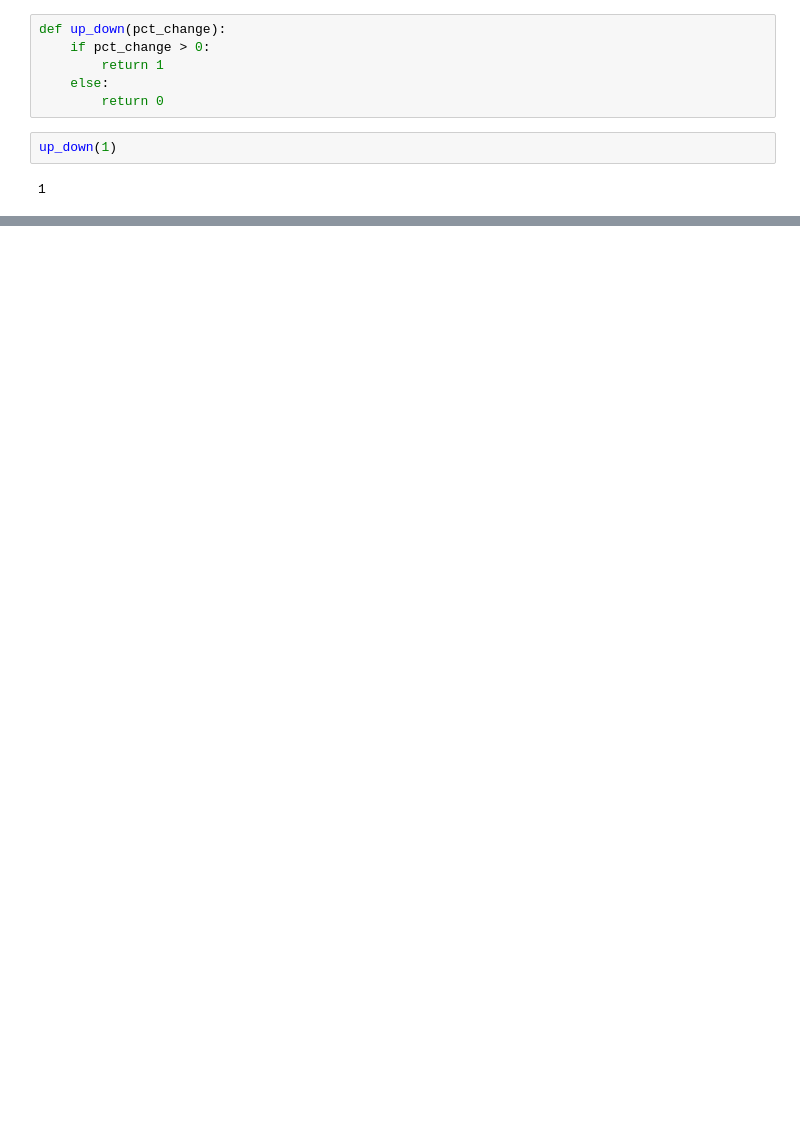
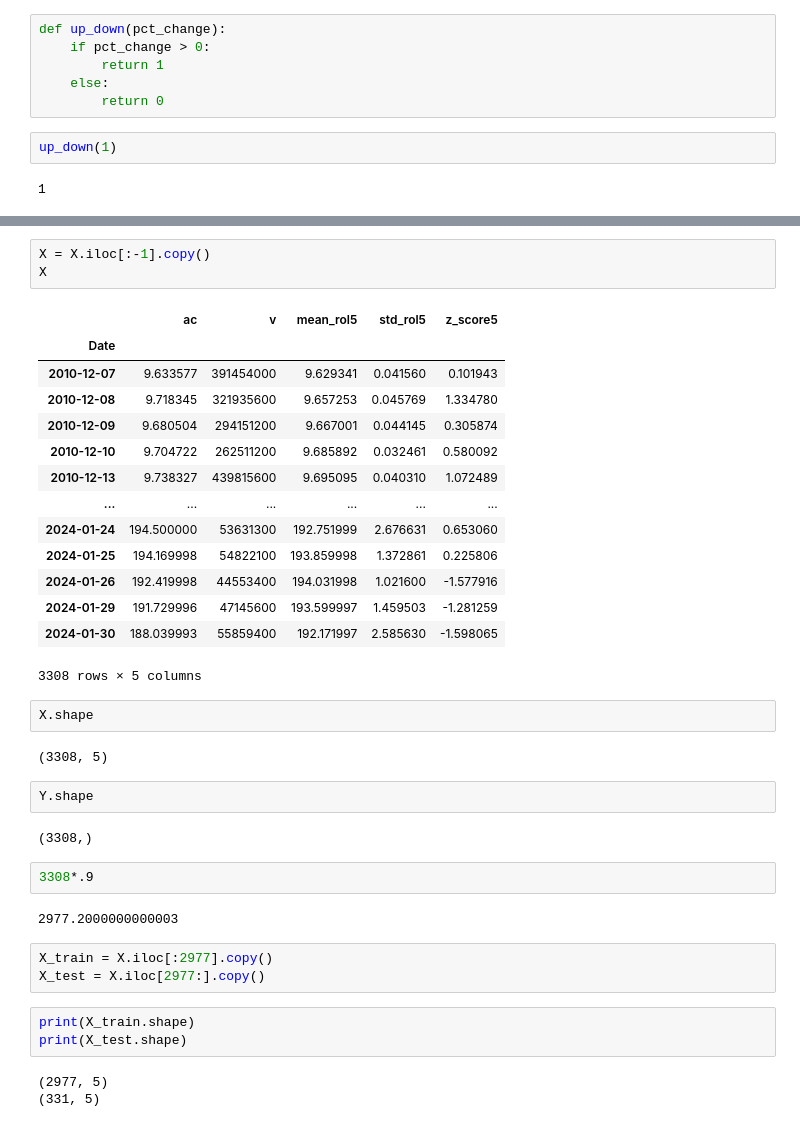
Before and after one commit to yuchild/berkeley_group_n_day_stock_prediction, a Jupyter notebook: main.ipynb, the cells around one changed output, grey strips where cells are left out. Drawn from its saved outputs; the diff is of its cells as text; blank space fills up the shorter version.

```diff
--- a/main.ipynb
+++ b/main.ipynb
@@ -163,0 +241,39 @@ aapl_main.tail(5)
+# %%
+X = X.iloc[:-1].copy()
+X
+# %% [output]
+|  | ac | v | mean_rol5 | std_rol5 | z_score5 |
+| Date |  |  |  |  |  |
+| 2010-12-07 | 9.633577 | 391454000 | 9.629341 | 0.041560 | 0.101943 |
+| 2010-12-08 | 9.718345 | 321935600 | 9.657253 | 0.045769 | 1.334780 |
+| 2010-12-09 | 9.680504 | 294151200 | 9.667001 | 0.044145 | 0.305874 |
+| 2010-12-10 | 9.704722 | 262511200 | 9.685892 | 0.032461 | 0.580092 |
+| 2010-12-13 | 9.738327 | 439815600 | 9.695095 | 0.040310 | 1.072489 |
+| ... | ... | ... | ... | ... | ... |
+| 2024-01-24 | 194.500000 | 53631300 | 192.751999 | 2.676631 | 0.653060 |
+| 2024-01-25 | 194.169998 | 54822100 | 193.859998 | 1.372861 | 0.225806 |
+| 2024-01-26 | 192.419998 | 44553400 | 194.031998 | 1.021600 | -1.577916 |
+| 2024-01-29 | 191.729996 | 47145600 | 193.599997 | 1.459503 | -1.281259 |
+| 2024-01-30 | 188.039993 | 55859400 | 192.171997 | 2.585630 | -1.598065 |
+3308 rows × 5 columns
+# %%
+X.shape
+# %% [output]
+(3308, 5)
+# %%
+Y.shape
+# %% [output]
+(3308,)
+# %%
+3308*.9
+# %% [output]
+2977.2000000000003
+# %%
+X_train = X.iloc[:2977].copy()
+X_test = X.iloc[2977:].copy()
+# %%
+print(X_train.shape)
+print(X_test.shape)
+# %% [output]
+(2977, 5)
+(331, 5)
```
Also changed, not shown: parts of 28 cells of this notebook.
